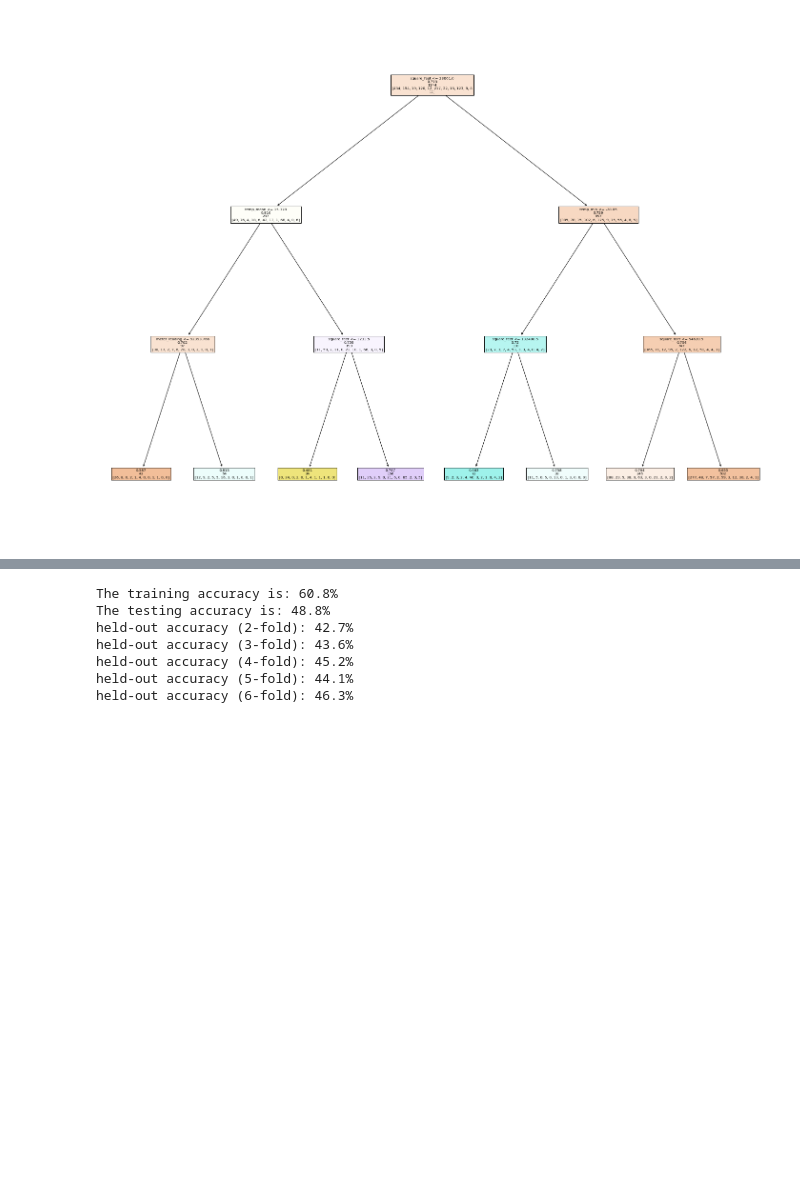
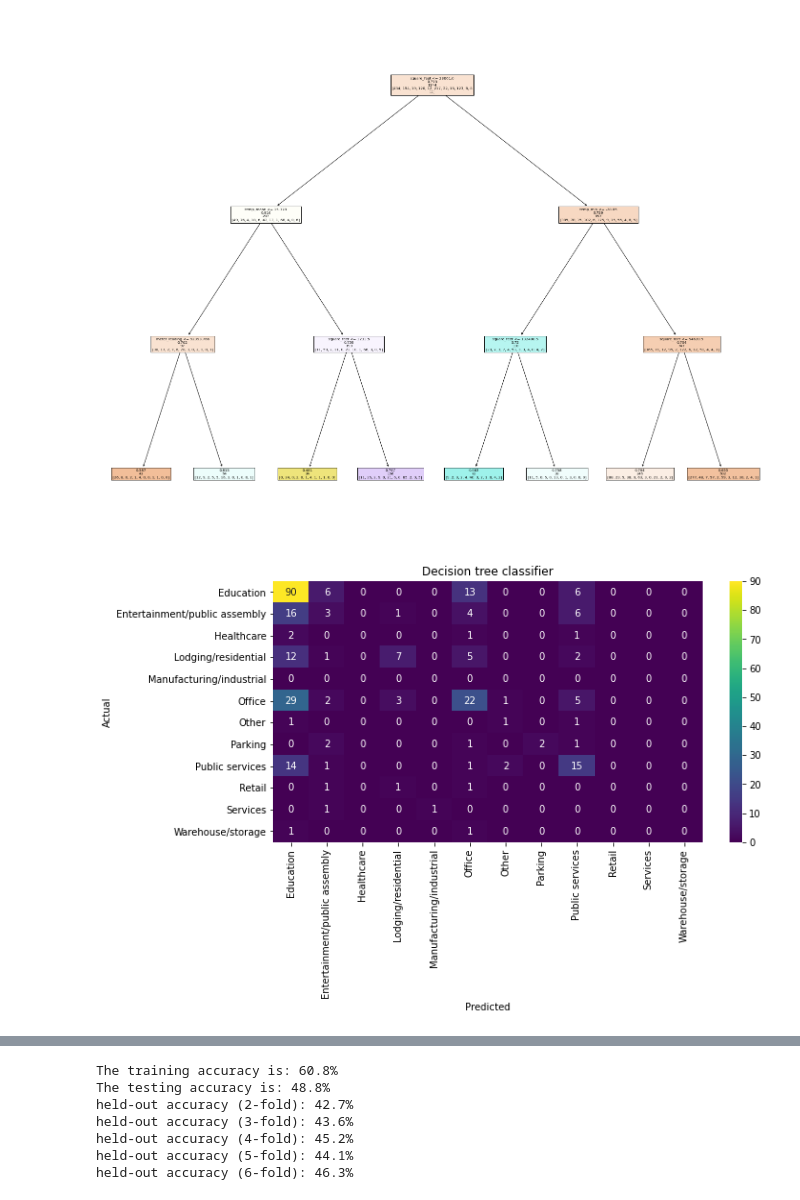
Before and after one commit to connbrack/IBCL_sklearn_tutorial, a Jupyter notebook: Sklearn Toolkit and Pipeline Demonstration.ipynb, the cells around one changed output, grey strips where cells are left out. Cells and saved outputs as stored; diff of their text form; code cells hidden in the pictures; blank space fills up the shorter version.

```diff
--- a/Sklearn Toolkit and Pipeline Demonstration.ipynb
+++ b/Sklearn Toolkit and Pipeline Demonstration.ipynb
@@ -189,6 +189,27 @@ fig = plt.figure(figsize=(25,20))
 sklearn.tree.plot_tree(dt, feature_names=included_features, label='none', filled=True);
 # %% [output]
 [figure]
+# %%
+# Based on video: https://www.youtube.com/watch?v=8gLewErTU24
+def plot_conf_matix(y_true, y_pred, plot_title=None):
+    """
+    Creates heatmap using
+    """
+    labels = sklearn.utils.multiclass.unique_labels(np.hstack((y_true,y_pred)))
+    column = [f'{label}' for label in labels]
+    indicies = column
+    cm = sklearn.metrics.confusion_matrix(y_true, y_pred, normalize=None)
+    table = pd.DataFrame(cm, columns=column, index=indicies)
+    sns.heatmap(table, annot=True, fmt='d', cmap='viridis')
+    plt.xlabel('Predicted')
+    plt.ylabel('Actual')
+    plt.title(plot_title)
+# %%
+plt.figure(figsize=(10,5))
+y_pred = dt.fit(X_train, y_train).predict(X_test)
+plot_conf_matix(y_test, y_pred, plot_title='Decision tree classifier');
+# %% [output]
+[figure, added]
 # %% [markdown]
 Note: excerpt from lab 7 from Professor Andrew Delong's course: COMP6321 (Machine Learning), Concordia University 2021
 <div style="border-bottom: 3px solid black; margin-bottom:5px"></div>
```
Also changed, not shown: parts of 28 cells of this notebook, 9 other files.
